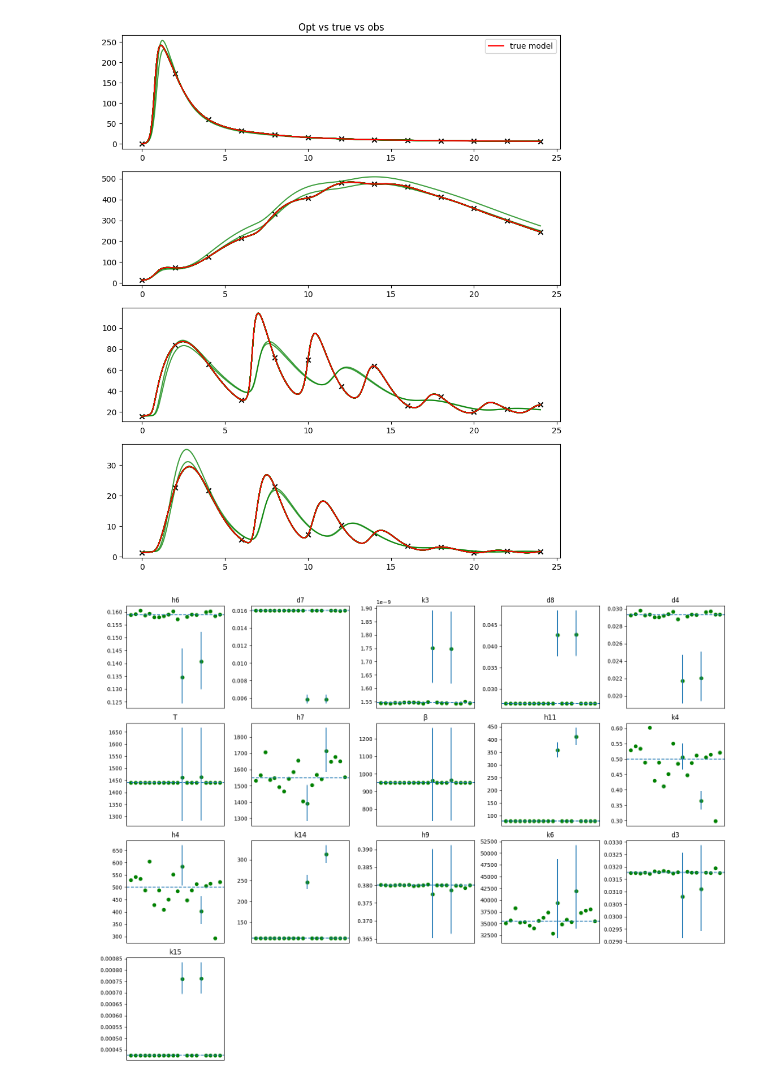
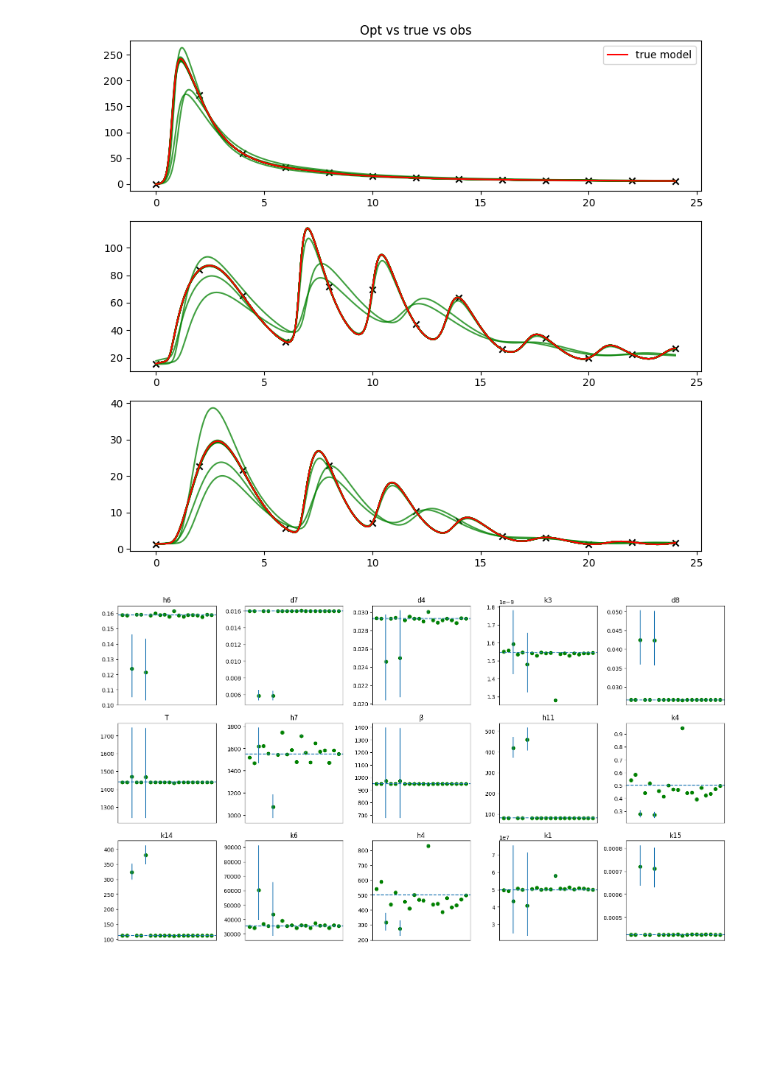
Before and after one commit to aayres22/ITIS_Analysis, a Jupyter notebook: Post_opt_ci.ipynb, the cells around one changed output. Saved outputs shown, nothing was run; the diff lists cells and outputs as text; code cells hidden in the pictures; blank space fills up the shorter version.

```diff
--- a/Post_opt_ci.ipynb
+++ b/Post_opt_ci.ipynb
@@ -7,7 +7,7 @@ from ITIS_Model_funcs import get_nominal_param,OLS_res,ITIS
 param_log,IC = get_nominal_param()
 IC = [ 2.0,          0.,          0.14759607,  0.,         13.75484703,  3.13344442, 15.73028492,  1.38649737]
 
-D = '3'         # '1' for ACTH + Cort,
+D = '2'         # '1' for ACTH + Cort,
                 # '2' for ACTH + Cort + TNF-a
                 # '3' for ACTH + Cort + TNF-a + IL10
 dpoints = '2'   # '1' for 25, '2' for 13
@@ -117,7 +117,7 @@ for i in range(len(output_ids)):
 #plt.savefig("FIGS\\Multistart_modelsols_" + N + D + dpoints + ".png")
 plt.show()
 # %% [output]
-[figure, old version]
+[figure, new version]
 # %%
 ##  ADD NOISE
 ##Calculating CIS
@@ -147,36 +147,43 @@ t_value = stats.t.ppf(1-alpha, len(t_data) * len(output_ids) - len(p_indices))
 # plt.tight_layout()
 # #plt.savefig('FIGS\\post_opt_CIS_nonoise' + D + dpoints + '.png')
 # plt.show()
+if len(p_indices) <= 15:
+    rows = 3
+else:
+    rows = 4
 
-fig, axs = plt.subplots(4,5, figsize = (16,12))
+fig, axs = plt.subplots(rows,5, figsize = (16,3*rows))
 CI = np.zeros((20,2))
-for i in range(4):
+
+
+for i in range(rows):
 
     for k in range(5):
         if i*5 + k>= len(p_indices):
             for r in range(k,5):
                 axs[i,r].remove()
             break
         for j in range(20):
             var_est = (1/(len(t_data) * len(output_ids) - len(p_indices))) * opt_cost[j]
             SE = np.sqrt(var_est * np.diag(C_opt))
 
             CI[j,0] = param_opt[j][i*5 + k] - t_value * SE[i*5 + k]
             CI[j,1] = param_opt[j][i*5 + k] + t_value * SE[i*5 + k]
+
             axs[i, k].vlines(x = j, ymin = np.exp(CI[j,0]), ymax = np.exp(CI[j,1]))
         axs[i, k].scatter(range(20), np.exp(param_opt[:,i*5 + k]), marker = 'o', color = 'g')
         axs[i, k].axhline(np.exp(param_log[p_indices[i*5 + k]]), linestyle = '--')
         axs[i,k].set_title(param_titles[p_indices[i*5 + k]])
 for ax in axs.flat:
     ax.set_xticks([])
 fig.tight_layout()
-#plt.savefig("FIGS\\CI_matrix_" + N + D + dpoints + ".png")
+plt.savefig("FIGS\\CI_matrix_" + N + D + dpoints + ".png")
 
         #print(CI[i,0], param_opt[0][i], CI [i,1])
         #print(np.exp(CI[i,0]), np.exp(param_log[p_indices[i]]), np.exp(CI [i,1]))
      #print(np.exp(CI[i,0])/np.exp(param_log[p_indices[i]])-1, 0, np.exp(CI [i,1])/np.exp(param_log[p_indices[i]])-1)
 ##
 
 ##HOW DOES LOG SCALE AFFECT OUTCOME?
 # %% [output]
-[figure, old version]
+[figure, new version]
```
Also changed, not shown: parts of 2 cells of this notebook, 25 other files.
